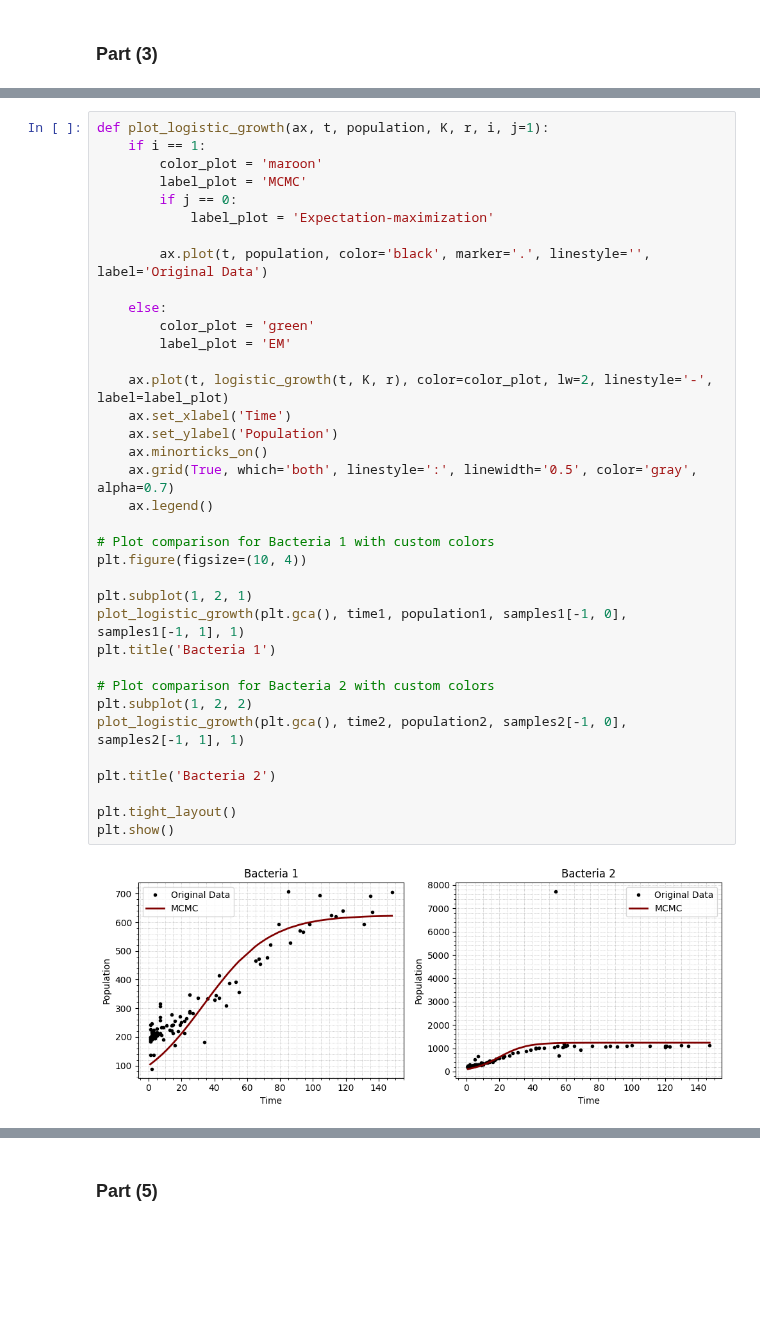
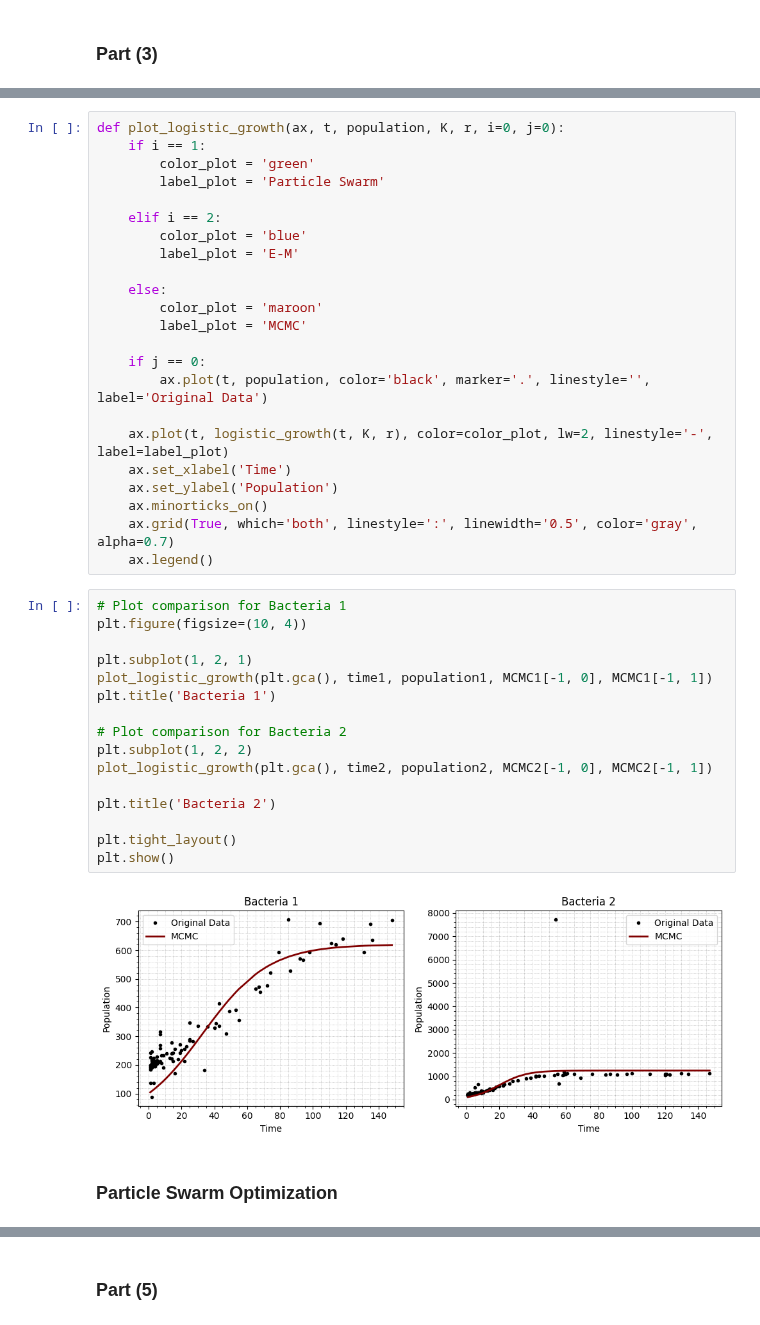
Before and after one commit to Mani0237/Prelims, a Jupyter notebook: prelim2024/Q9-200973108/Q9.ipynb, the cells around one changed output, grey strips where cells are left out. Drawn from its saved outputs; the diff is of its cells as text; blank space fills up the shorter version.

```diff
--- a/prelim2024/Q9-200973108/Q9.ipynb
+++ b/prelim2024/Q9-200973108/Q9.ipynb
@@ -174,16 +158,19 @@ plt.show()
 # %%
-def plot_logistic_growth(ax, t, population, K, r, i, j=1):
+def plot_logistic_growth(ax, t, population, K, r, i=0, j=0):
     if i == 1:
+        color_plot = 'green'
+        label_plot = 'Particle Swarm'
+
+    elif i == 2:
+        color_plot = 'blue'
+        label_plot = 'E-M'
+
+    else:
         color_plot = 'maroon'
         label_plot = 'MCMC'
-        if j == 0:
-            label_plot = 'Expectation-maximization'
 
+    if j == 0:
         ax.plot(t, population, color='black', marker='.', linestyle='', label='Original Data')
-
-    else:
-        color_plot = 'green'
-        label_plot = 'EM'
 
     ax.plot(t, logistic_growth(t, K, r), color=color_plot, lw=2, linestyle='-', label=label_plot)
     ax.set_xlabel('Time')
@@ -191,22 +178,24 @@ def plot_logistic_growth(ax, t, population, K, r, i, j=1):
     ax.minorticks_on()
     ax.grid(True, which='both', linestyle=':', linewidth='0.5', color='gray', alpha=0.7)
     ax.legend()
-
-# Plot comparison for Bacteria 1 with custom colors
-plt.figure(figsize=(10, 4))
-
-plt.subplot(1, 2, 1)
-plot_logistic_growth(plt.gca(), time1, population1, samples1[-1, 0], samples1[-1, 1], 1)
-plt.title('Bacteria 1')
-
-# Plot comparison for Bacteria 2 with custom colors
-plt.subplot(1, 2, 2)
-plot_logistic_growth(plt.gca(), time2, population2, samples2[-1, 0], samples2[-1, 1], 1)
-
-plt.title('Bacteria 2')
-
-plt.tight_layout()
-plt.show()
-# %% [output]
-[figure, removed]
+# %%
+# Plot comparison for Bacteria 1
+plt.figure(figsize=(10, 4))
+
+plt.subplot(1, 2, 1)
+plot_logistic_growth(plt.gca(), time1, population1, MCMC1[-1, 0], MCMC1[-1, 1])
+plt.title('Bacteria 1')
+
+# Plot comparison for Bacteria 2
+plt.subplot(1, 2, 2)
+plot_logistic_growth(plt.gca(), time2, population2, MCMC2[-1, 0], MCMC2[-1, 1])
+
+plt.title('Bacteria 2')
+
+plt.tight_layout()
+plt.show()
+# %% [output]
+[figure, added]
+# %% [markdown]
+### Particle Swarm Optimization
 # %%
```
Also changed, not shown: parts of 16 cells of this notebook.
